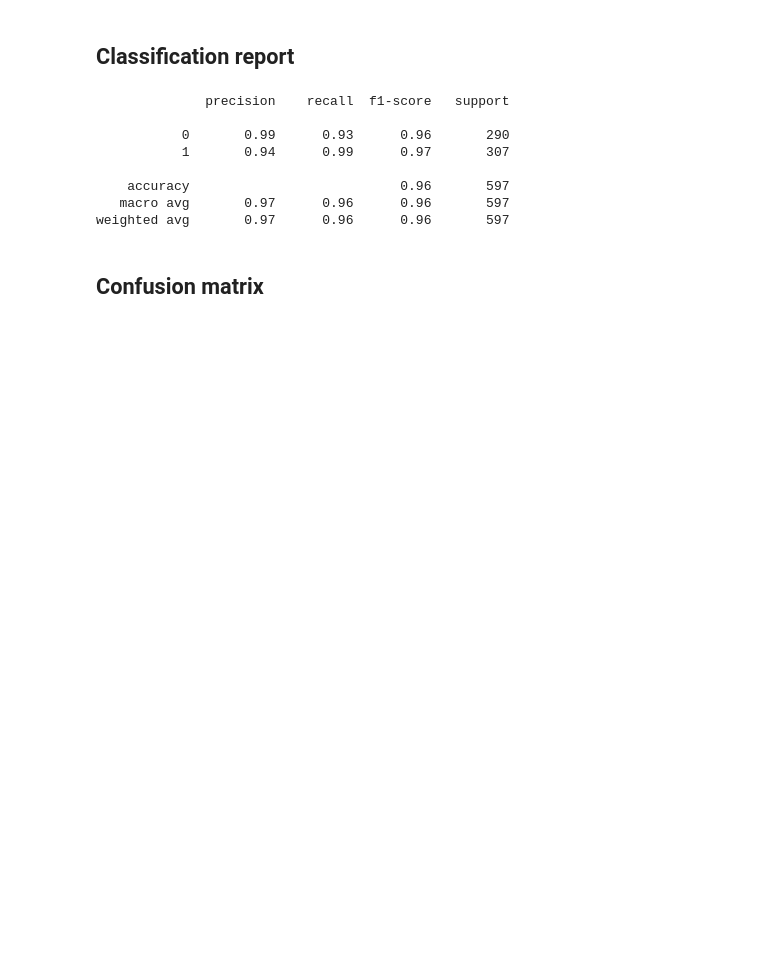
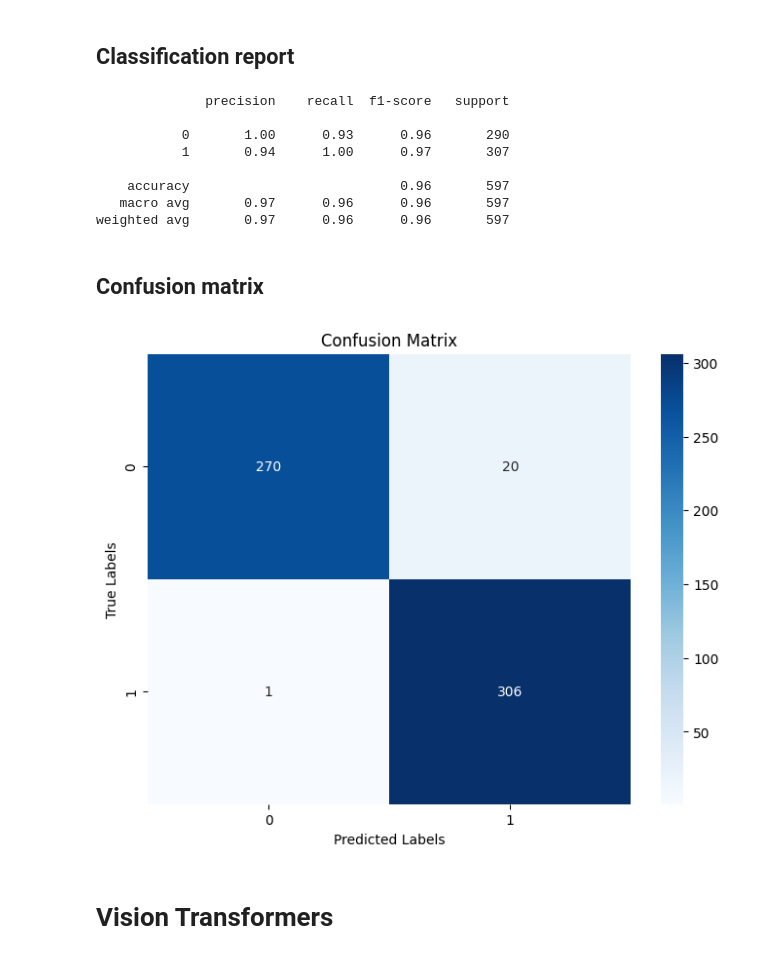
Before and after one commit to Mrcl3/kLfCelvFM1n2urrn, a Jupyter notebook: 2DCNN.ipynb, the cells around one changed output. Drawn from its saved outputs; the diff is of its cells as text; code cells hidden in the pictures; blank space fills up the shorter version.

```diff
--- a/2DCNN.ipynb
+++ b/2DCNN.ipynb
@@ -19,9 +17,9 @@ import tensorflow.keras as keras
 ## Declaring the repositories with images
 # %%
 # Assuming your image folder is called 'dataset' and contains two subfolders: 'flipped' and 'noflipped'
-flipped_dir = r'C:\Users\mbajd\Downloads\images\images\training\flip'
-noflipped_dir = r'C:\Users\mbajd\Downloads\images\images\training\notflip'
-test_dir = r'C:\Users\mbajd\Downloads\images\images\testing'
+flipped_dir = '/content/drive/MyDrive/MonReader/images (1)/images/training/flip'
+noflipped_dir = '/content/drive/MyDrive/MonReader/images (1)/images/training/notflip'
+test_dir = '/content/drive/MyDrive/MonReader/images (1)/images/testing/'
 # %% [markdown]
 ## Loading the images for training
 # %%
@@ -173,11 +171,29 @@ print(classification_report(test_labels, test_predictions))
 # %% [output]
               precision    recall  f1-score   support
 
-           0       0.99      0.93      0.96       290
-           1       0.94      0.99      0.97       307
+           0       1.00      0.93      0.96       290
+           1       0.94      1.00      0.97       307
 
     accuracy                           0.96       597
    macro avg       0.97      0.96      0.96       597
 weighted avg       0.97      0.96      0.96       597
 # %% [markdown]
 ## Confusion matrix
+# %%
+import matplotlib.pyplot as plt
+import seaborn as sns
+
+# Compute confusion matrix
+confusion_mat = confusion_matrix(test_labels, test_predictions)
+
+# Create a heatmap plot
+plt.figure(figsize=(8, 6))
+sns.heatmap(confusion_mat, annot=True, fmt='d', cmap='Blues')
+plt.xlabel('Predicted Labels')
+plt.ylabel('True Labels')
+plt.title('Confusion Matrix')
+plt.show()
+# %% [output]
+[figure, added]
+# %% [markdown]
+# Vision Transformers
```
Also changed, not shown: parts of 41 cells of this notebook.
